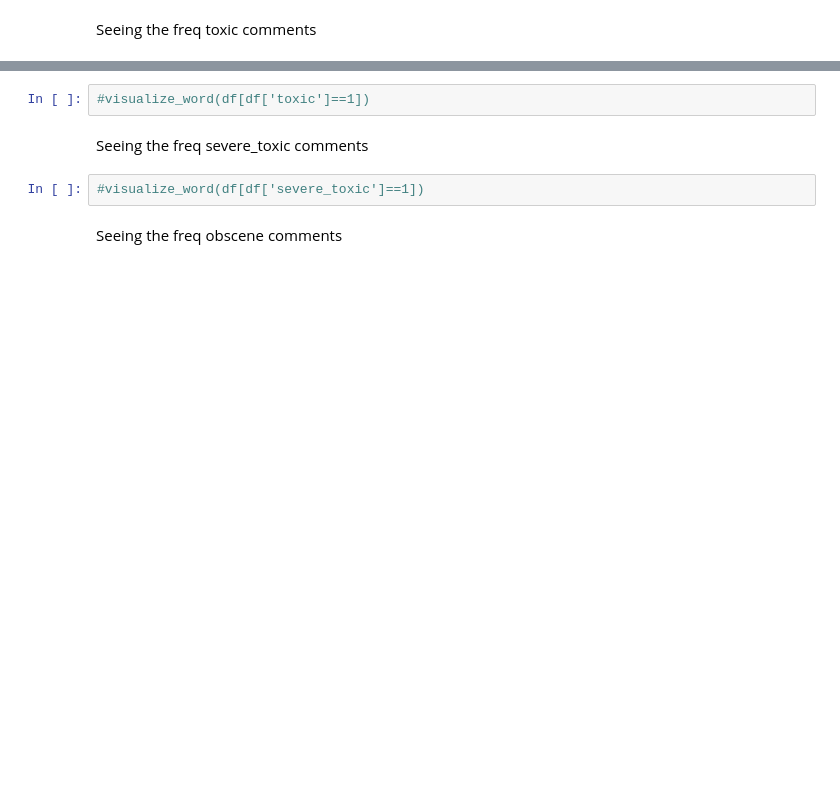
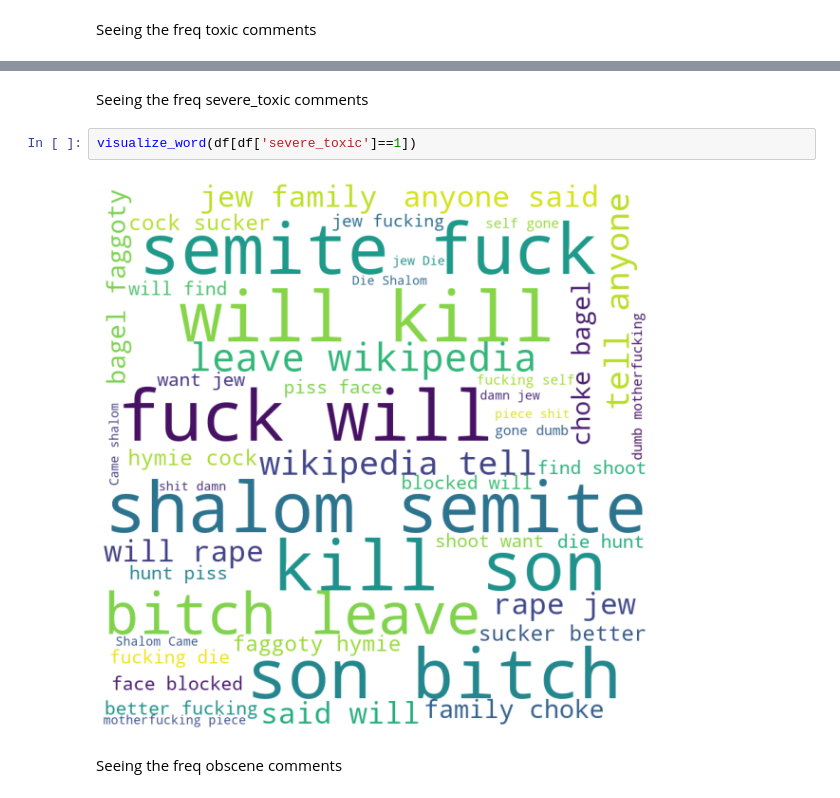
Before and after one commit to appyjais/Text-Classification-and-summary, a Jupyter notebook: Text_Classification_and_top_phrase.ipynb, the cells around one changed output, grey strips where cells are left out. Saved outputs shown, nothing was run; the diff lists cells and outputs as text; blank space fills up the shorter version.

```diff
--- a/Text_Classification_and_top_phrase.ipynb
+++ b/Text_Classification_and_top_phrase.ipynb
@@ -219,9 +221,9 @@ Seeing the freq toxic comments
-# %%
-#visualize_word(df[df['toxic']==1])
 # %% [markdown]
 Seeing the freq severe_toxic comments
 # %%
-#visualize_word(df[df['severe_toxic']==1])
+visualize_word(df[df['severe_toxic']==1])
+# %% [output]
+[figure, added]
 # %% [markdown]
 Seeing the freq obscene comments
 # %%
```
Also changed, not shown: parts of 45 cells of this notebook.
